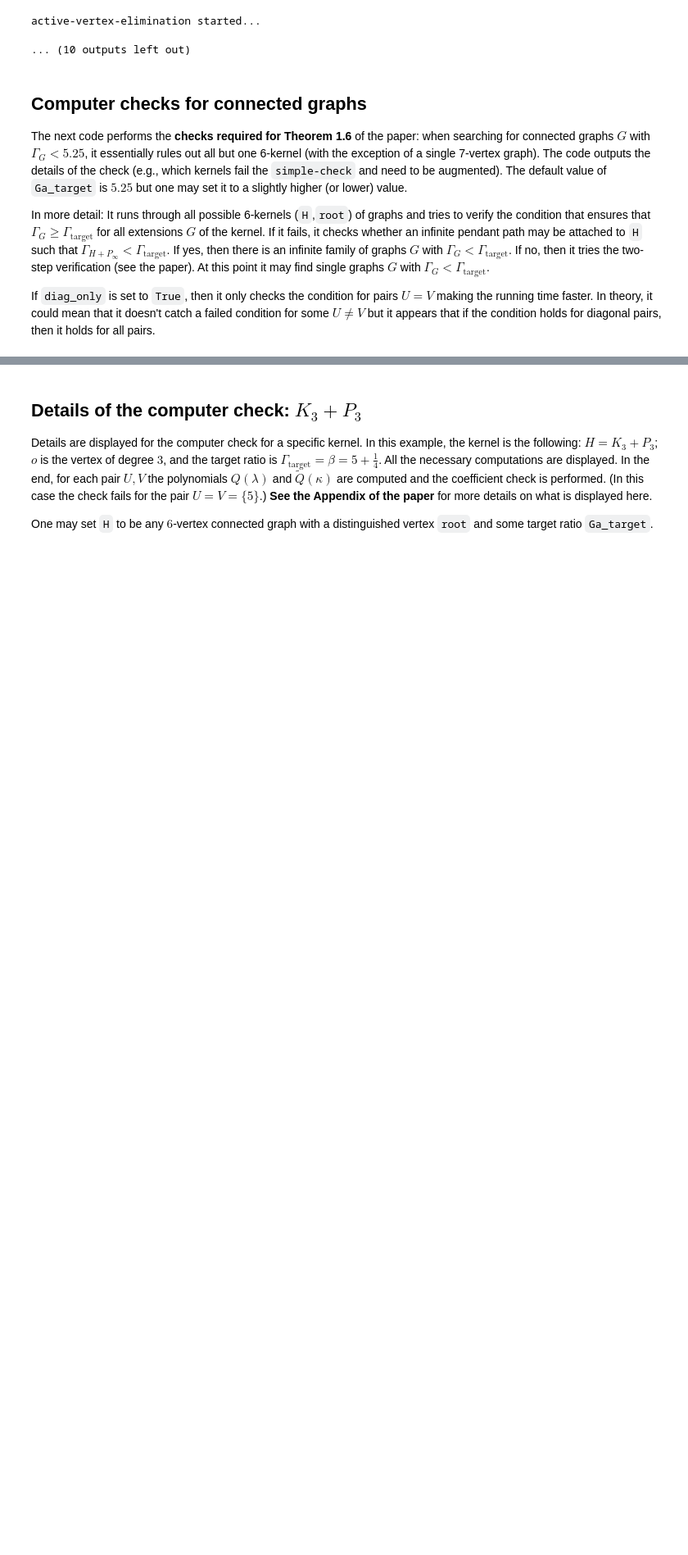
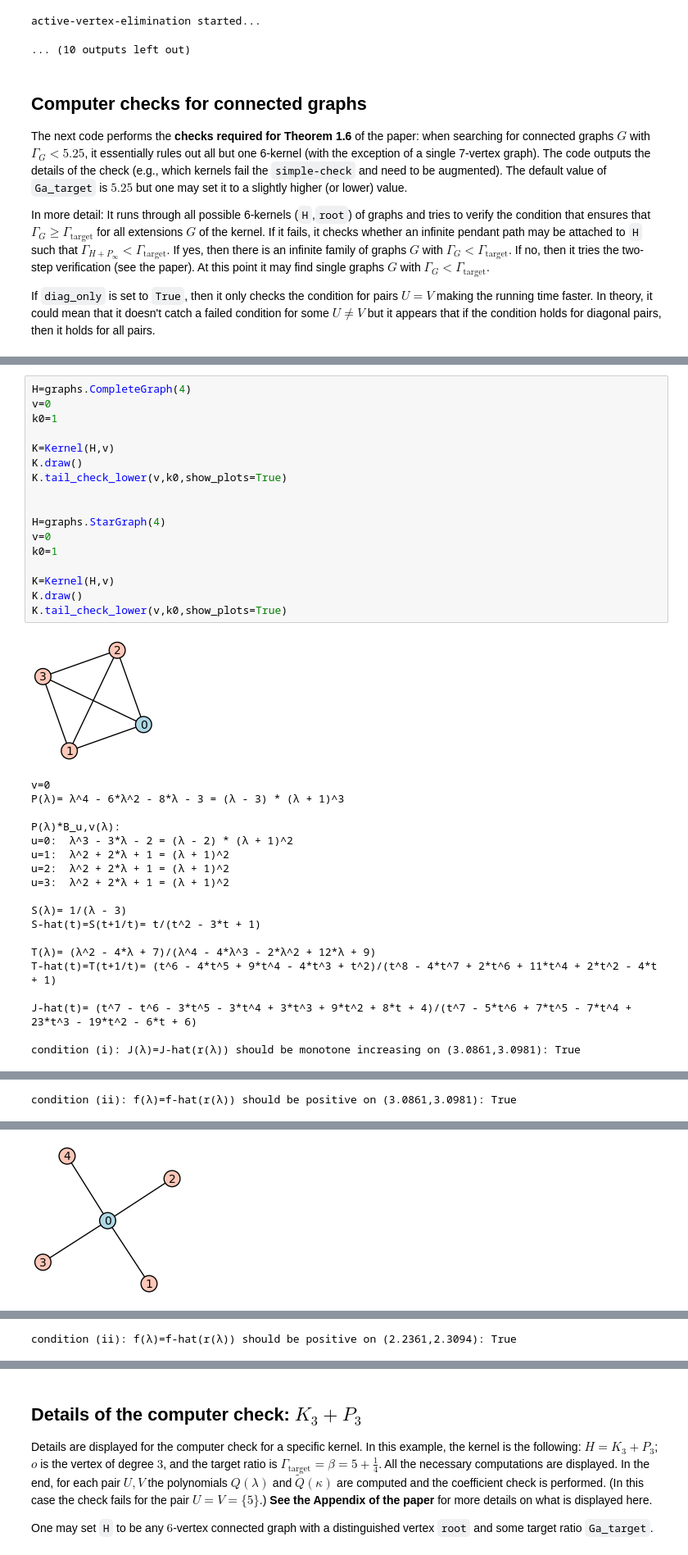
Before and after one commit to harangi/perron, a Jupyter notebook: perron.ipynb, the cells around one changed output, grey strips where cells are left out. Shown at 82% size. Saved outputs shown, nothing was run; the diff lists cells and outputs as text; blank space fills up the shorter version.

```diff
--- a/perron.ipynb
+++ b/perron.ipynb
@@ -201,0 +210,37 @@ two-step-check excluding #3 vertex started...
+# %%
+H=graphs.CompleteGraph(4)
+v=0
+k0=1
+
+K=Kernel(H,v)
+K.draw()
+K.tail_check_lower(v,k0,show_plots=True)
+
+
+H=graphs.StarGraph(4)
+v=0
+k0=1
+
+K=Kernel(H,v)
+K.draw()
+K.tail_check_lower(v,k0,show_plots=True)
+# %% [output]
+[figure, added]
+v=0
+P(λ)= λ^4 - 6*λ^2 - 8*λ - 3 = (λ - 3) * (λ + 1)^3
+
+P(λ)*B_u,v(λ):
+u=0:  λ^3 - 3*λ - 2 = (λ - 2) * (λ + 1)^2
+u=1:  λ^2 + 2*λ + 1 = (λ + 1)^2
+u=2:  λ^2 + 2*λ + 1 = (λ + 1)^2
+u=3:  λ^2 + 2*λ + 1 = (λ + 1)^2
+
+S(λ)= 1/(λ - 3)
+S-hat(t)=S(t+1/t)= t/(t^2 - 3*t + 1)
+
+T(λ)= (λ^2 - 4*λ + 7)/(λ^4 - 4*λ^3 - 2*λ^2 + 12*λ + 9)
+T-hat(t)=T(t+1/t)= (t^6 - 4*t^5 + 9*t^4 - 4*t^3 + t^2)/(t^8 - 4*t^7 + 2*t^6 + 11*t^4 + 2*t^2 - 4*t + 1)
+
+J-hat(t)= (t^7 - t^6 - 3*t^5 - 3*t^4 + 3*t^3 + 9*t^2 + 8*t + 4)/(t^7 - 5*t^6 + 7*t^5 - 7*t^4 + 23*t^3 - 19*t^2 - 6*t + 6)
+
+condition (i): J(λ)=J-hat(r(λ)) should be monotone increasing on (3.0861,3.0981): True
@@ -201,0 +248 @@ two-step-check excluding #3 vertex started...
+condition (ii): f(λ)=f-hat(r(λ)) should be positive on (3.0861,3.0981): True
@@ -201,0 +250 @@ two-step-check excluding #3 vertex started...
+[figure, added]
@@ -201,0 +271 @@ two-step-check excluding #3 vertex started...
+condition (ii): f(λ)=f-hat(r(λ)) should be positive on (2.2361,2.3094): True
```
Also changed, not shown: parts of 22 cells of this notebook, 1 other file.
